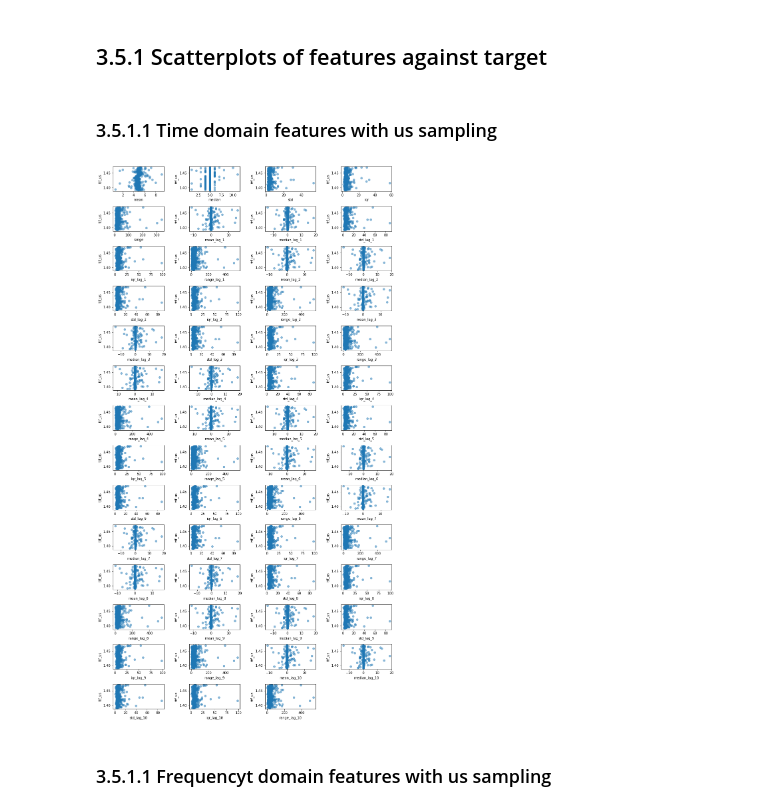
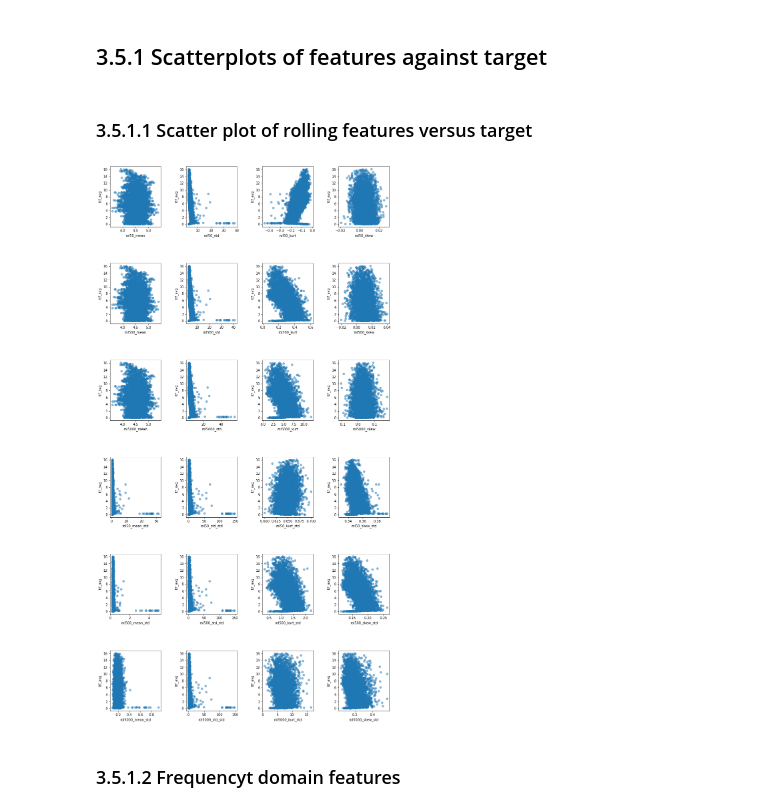
Before and after one commit to qq7933086/Laboratory_earthquake_time_prediction, a Jupyter notebook: Notebooks/03_exploratory_data_analysis.ipynb, the cells around one changed output. Drawn from its saved outputs; the diff is of its cells as text; code cells hidden in the pictures.

```diff
--- a/Notebooks/03_exploratory_data_analysis.ipynb
+++ b/Notebooks/03_exploratory_data_analysis.ipynb
@@ -39,0 +19,3 @@ df_us.head().T
+# %%
+train_features_df = pd.read_csv('../data/train_transform.csv', index_col = 0)
+train_features_df.head().T
@@ -104,8 +79,10 @@ fd_features_us = df_us.columns[58:]
+# %%
+features_df = train_features_df.columns[1:]
+# %% [markdown]
+### 3.5.1.1 Scatter plot of rolling features versus target
+# %%
+scatterplots(train_features_df, features_df, ncol=4, figsize=(15, 30))
+# %% [output]
+[figure, added]
 # %% [markdown]
-### 3.5.1.1 Time domain features with us sampling
+### 3.5.1.2 Frequencyt domain features
-# %%
-scatterplots(df_us, td_features_us, ncol=4, figsize=(15, 30))
-# %% [output]
-[figure, removed]
-# %% [markdown]
-### 3.5.1.1 Frequencyt domain features with us sampling
```
Also changed, not shown: parts of 15 cells of this notebook.
